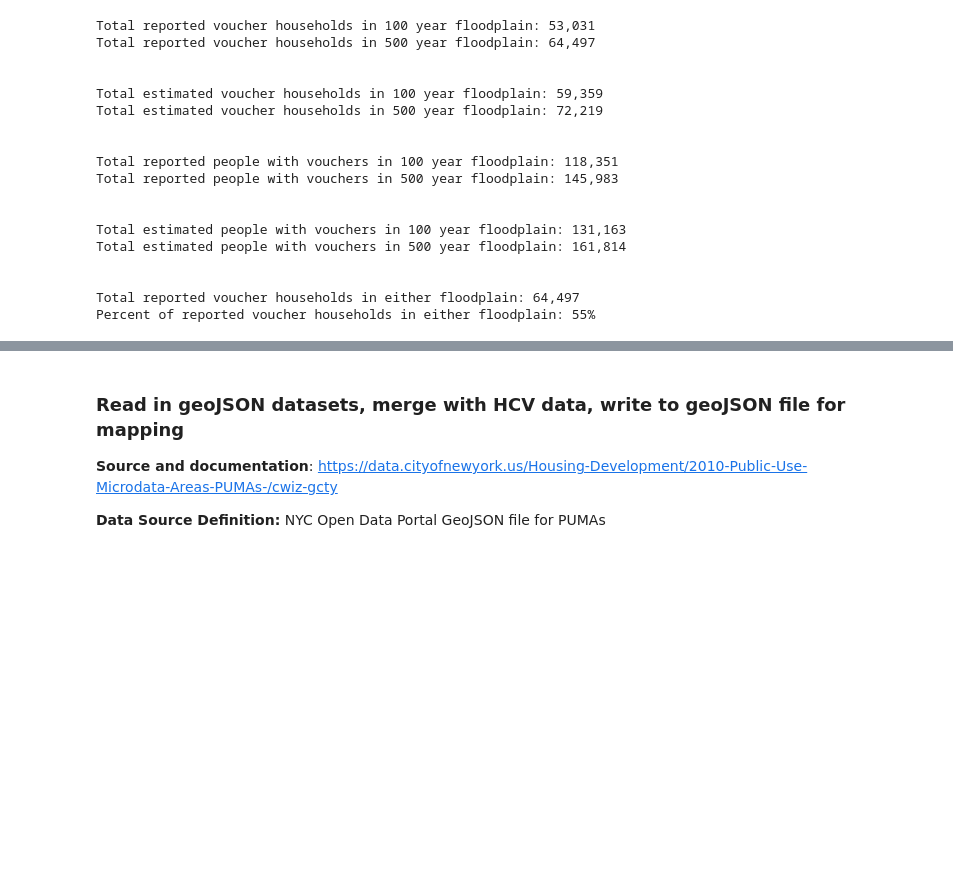
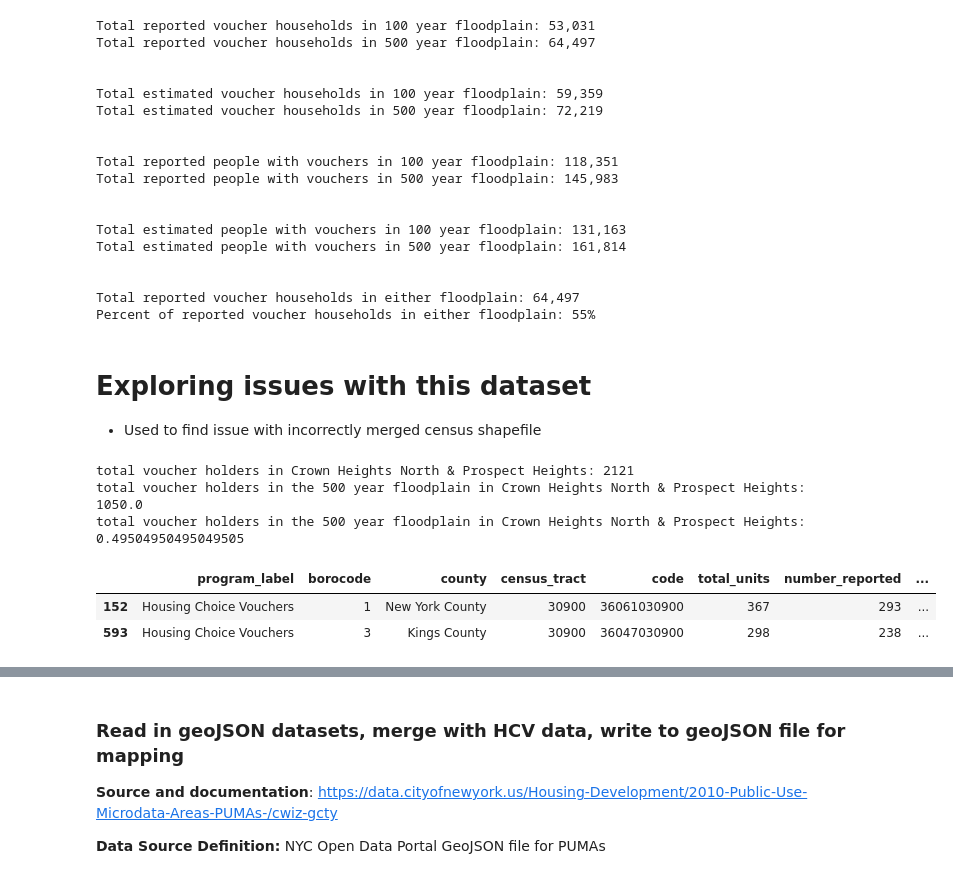
Before and after one commit to hannahrosey/section8-flood-risk, a Jupyter notebook: data_cleaning/data_cleaning.ipynb, the cells around one changed output, grey strips where cells are left out. Drawn from its saved outputs; the diff is of its cells as text; code cells hidden in the pictures; blank space fills up the shorter version.

```diff
--- a/data_cleaning/data_cleaning.ipynb
+++ b/data_cleaning/data_cleaning.ipynb
@@ -431,3 +439,20 @@ Total estimated people with vouchers in 500 year floodplain: 161,814
 
 Total reported voucher households in either floodplain: 64,497
 Percent of reported voucher households in either floodplain: 55%
+# %% [markdown]
+# Exploring issues with this dataset
+* Used to find issue with incorrectly merged census shapefile
+# %%
+# Check some of the unexpectedly high shares derived from the geopandas analysis above
+print('total voucher holders in Crown Heights North & Prospect Heights: {}'.format(
+    hcv_puma_g.loc[(hcv_puma_g.PUMA==4006)&(hcv_puma_g.borocode==3),'number_reported'].sum()))
+
+print('total voucher holders in the 500 year floodplain in Crown Heights North & Prospect Heights: {}'.format(
+    hcv_puma_g.loc[(hcv_puma_g.PUMA==4006),'hhs_in_any_fp'].values[0]))
+
+print('total voucher holders in the 500 year floodplain in Crown Heights North & Prospect Heights: {}'.format(
+    hcv_puma_g.loc[(hcv_puma_g.PUMA==4006),'pct_hh_in_any_fp'].values[0]))
+# %% [output]
+total voucher holders in Crown Heights North & Prospect Heights: 2121
+total voucher holders in the 500 year floodplain in Crown Heights North & Prospect Heights: 1050.0
+total voucher holders in the 500 year floodplain in Crown Heights North & Prospect Heights: 0.49504950495049505
@@ -433,0 +461,6 @@ Percent of reported voucher households in either floodplain: 55%
+# %%
+hcv.loc[hcv.census_tract==30900]
+# %% [output]
+|  | program_label | borocode | county | census_tract | code | total_units | number_reported | ... |
+| 152 | Housing Choice Vouchers | 1 | New York County | 30900 | 36061030900 | 367 | 293 | ... |
+| 593 | Housing Choice Vouchers | 3 | Kings County | 30900 | 36047030900 | 298 | 238 | ... |
```
Also changed, not shown: parts of 22 cells of this notebook, 6 other files.
